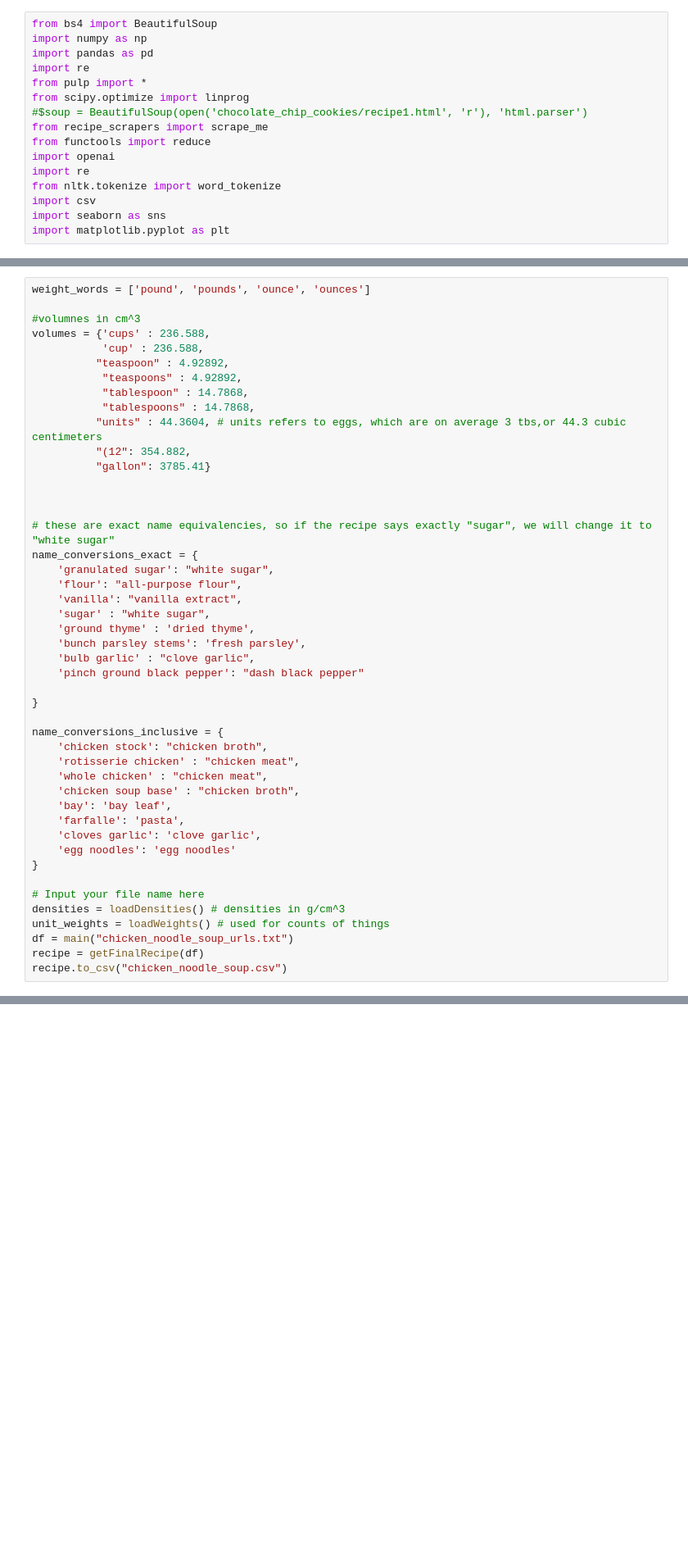
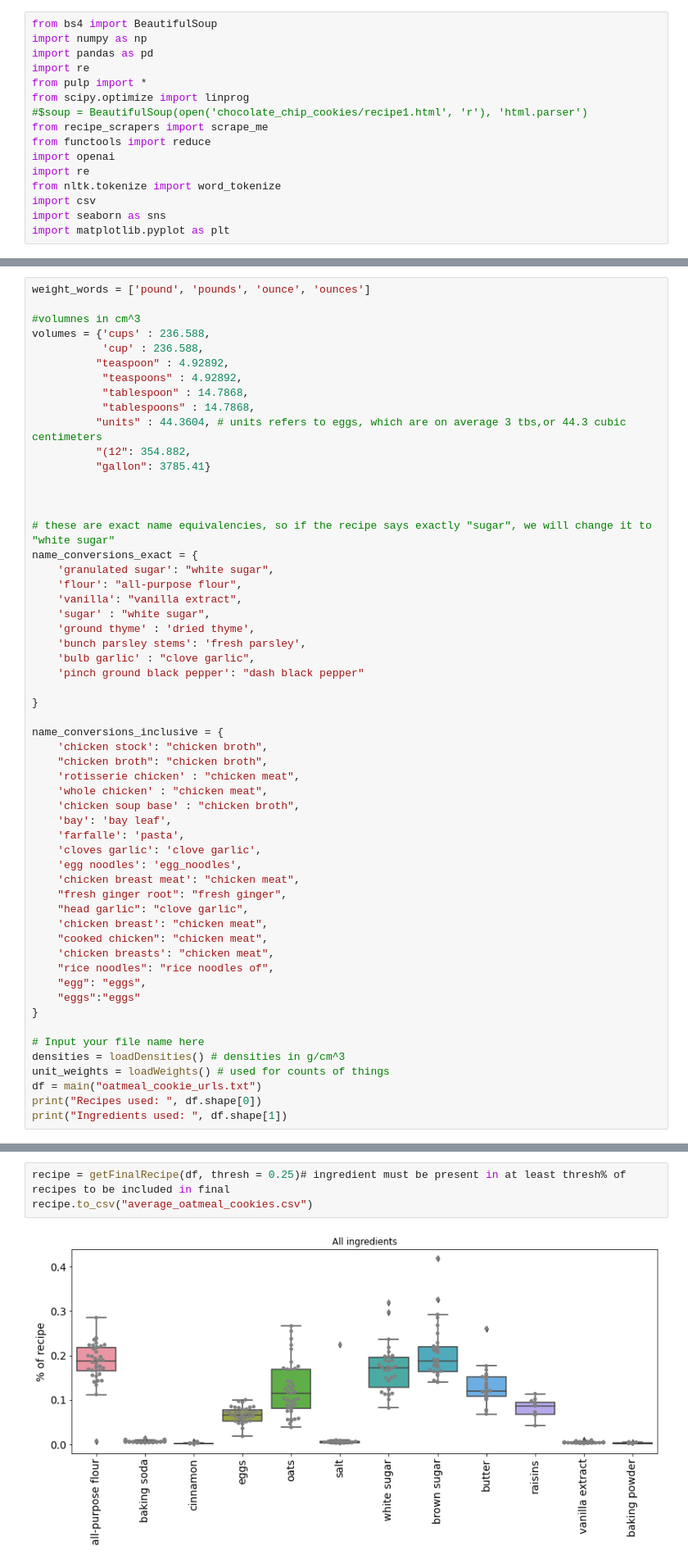
Before and after one commit to kiti15237/median_meal, a Jupyter notebook: recipe_averager.ipynb, the cells around one changed output, grey strips where cells are left out. Shown at 82% size. Saved outputs shown, nothing was run; the diff lists cells and outputs as text; blank space fills up the shorter version.

```diff
--- a/recipe_averager.ipynb
+++ b/recipe_averager.ipynb
@@ -491,19 +451,29 @@ name_conversions_exact = {
 
 name_conversions_inclusive = {
     'chicken stock': "chicken broth",
+    "chicken broth": "chicken broth",
     'rotisserie chicken' : "chicken meat",
     'whole chicken' : "chicken meat",
     'chicken soup base' : "chicken broth",
     'bay': 'bay leaf',
     'farfalle': 'pasta',
     'cloves garlic': 'clove garlic',
-    'egg noodles': 'egg noodles'
+    'egg noodles': 'egg_noodles',
+    'chicken breast meat': "chicken meat",
+    "fresh ginger root": "fresh ginger",
+    "head garlic": "clove garlic",
+    'chicken breast': "chicken meat",
+    "cooked chicken": "chicken meat",
+    'chicken breasts': "chicken meat",
+    "rice noodles": "rice noodles of",
+    "egg": "eggs",
+    "eggs":"eggs"
 }
 
 # Input your file name here
 densities = loadDensities() # densities in g/cm^3
 unit_weights = loadWeights() # used for counts of things
-df = main("chicken_noodle_soup_urls.txt")
-recipe = getFinalRecipe(df)
-recipe.to_csv("chicken_noodle_soup.csv")
+df = main("oatmeal_cookie_urls.txt")
+print("Recipes used: ", df.shape[0])
+print("Ingredients used: ", df.shape[1])
 # %% [output]
@@ -637,0 +631,5 @@ boxplotIngredients(df_small)
+# %%
+recipe = getFinalRecipe(df, thresh = 0.25)# ingredient must be present in at least thresh% of recipes to be included in final
+recipe.to_csv("average_oatmeal_cookies.csv")
+# %% [output]
+[figure, added]
```
Also changed, not shown: parts of 12 cells of this notebook, 4 other files.
